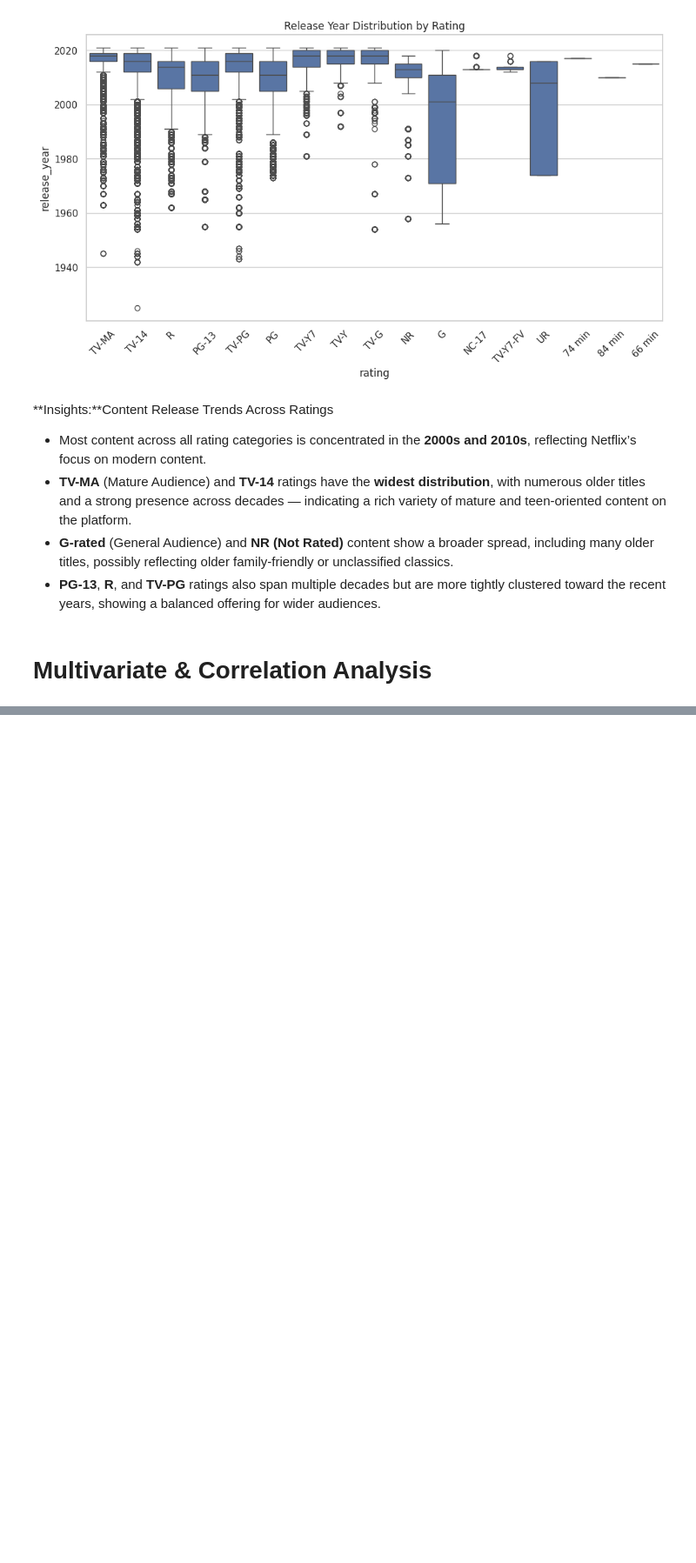
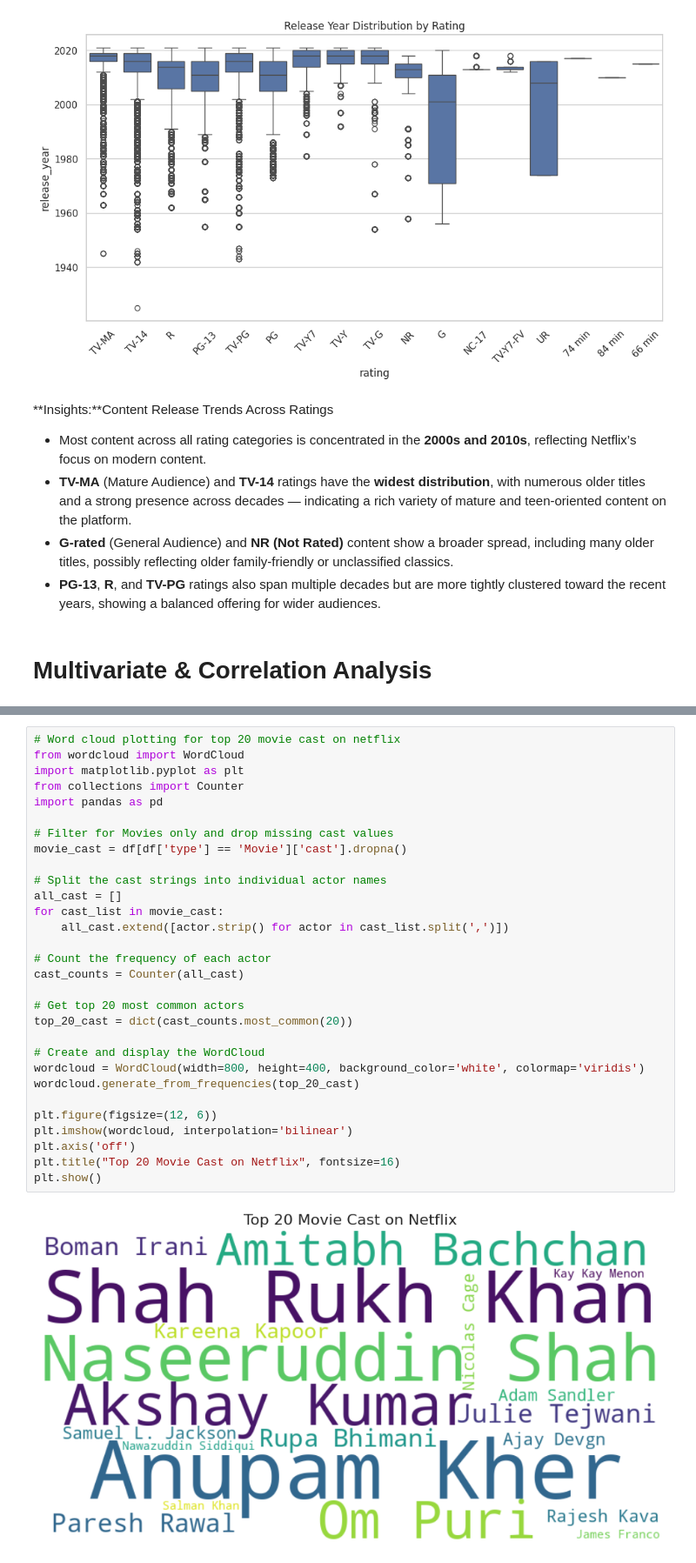
Before and after one commit to Priyanka2709/MaterialLogin, a Jupyter notebook: Netflix_Project_Dataset.ipynb, the cells around one changed output, grey strips where cells are left out. Shown at 87% size. Drawn from its saved outputs; the diff is of its cells as text; blank space fills up the shorter version.

```diff
--- a/Netflix_Project_Dataset.ipynb
+++ b/Netflix_Project_Dataset.ipynb
@@ -739,0 +754,32 @@ plt.show()
+# %%
+# Word cloud plotting for top 20 movie cast on netflix
+from wordcloud import WordCloud
+import matplotlib.pyplot as plt
+from collections import Counter
+import pandas as pd
+
+# Filter for Movies only and drop missing cast values
+movie_cast = df[df['type'] == 'Movie']['cast'].dropna()
+
+# Split the cast strings into individual actor names
+all_cast = []
+for cast_list in movie_cast:
+    all_cast.extend([actor.strip() for actor in cast_list.split(',')])
+
+# Count the frequency of each actor
+cast_counts = Counter(all_cast)
+
+# Get top 20 most common actors
+top_20_cast = dict(cast_counts.most_common(20))
+
+# Create and display the WordCloud
+wordcloud = WordCloud(width=800, height=400, background_color='white', colormap='viridis')
+wordcloud.generate_from_frequencies(top_20_cast)
+
+plt.figure(figsize=(12, 6))
+plt.imshow(wordcloud, interpolation='bilinear')
+plt.axis('off')
+plt.title("Top 20 Movie Cast on Netflix", fontsize=16)
+plt.show()
+# %% [output]
+[figure, added]
```
Also changed, not shown: parts of 7 cells of this notebook.
